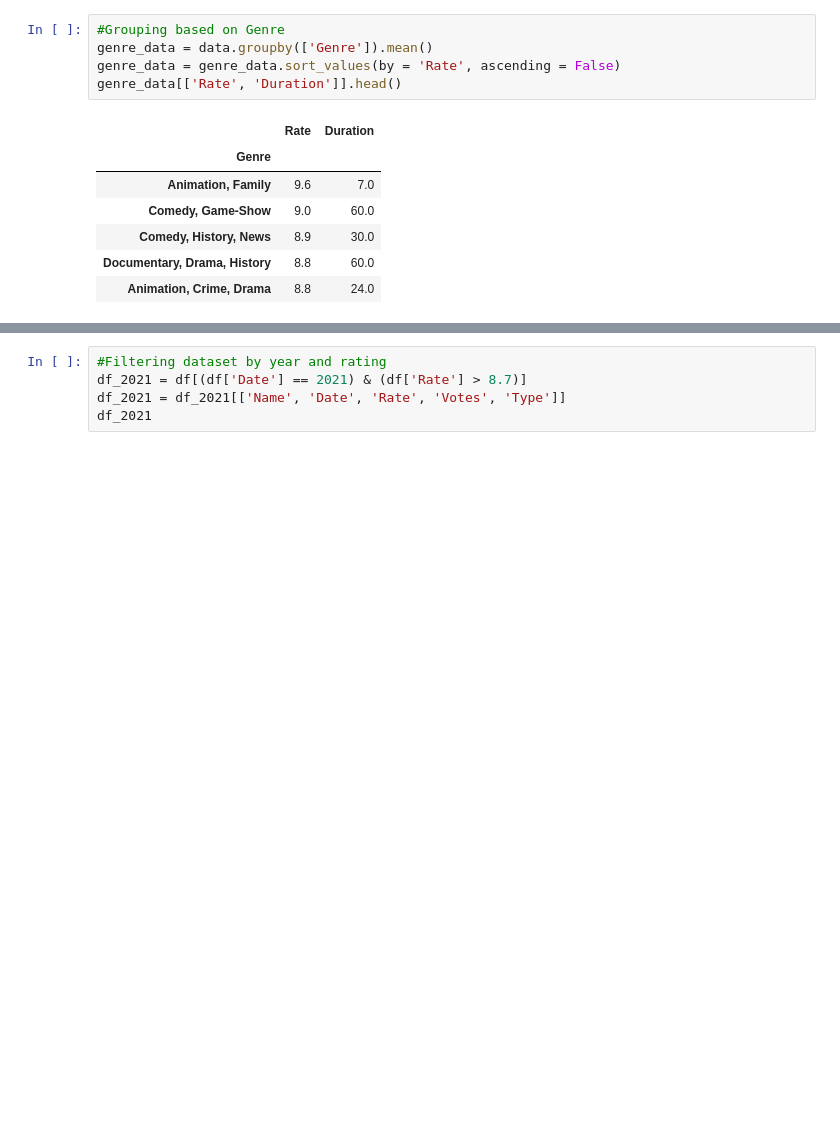
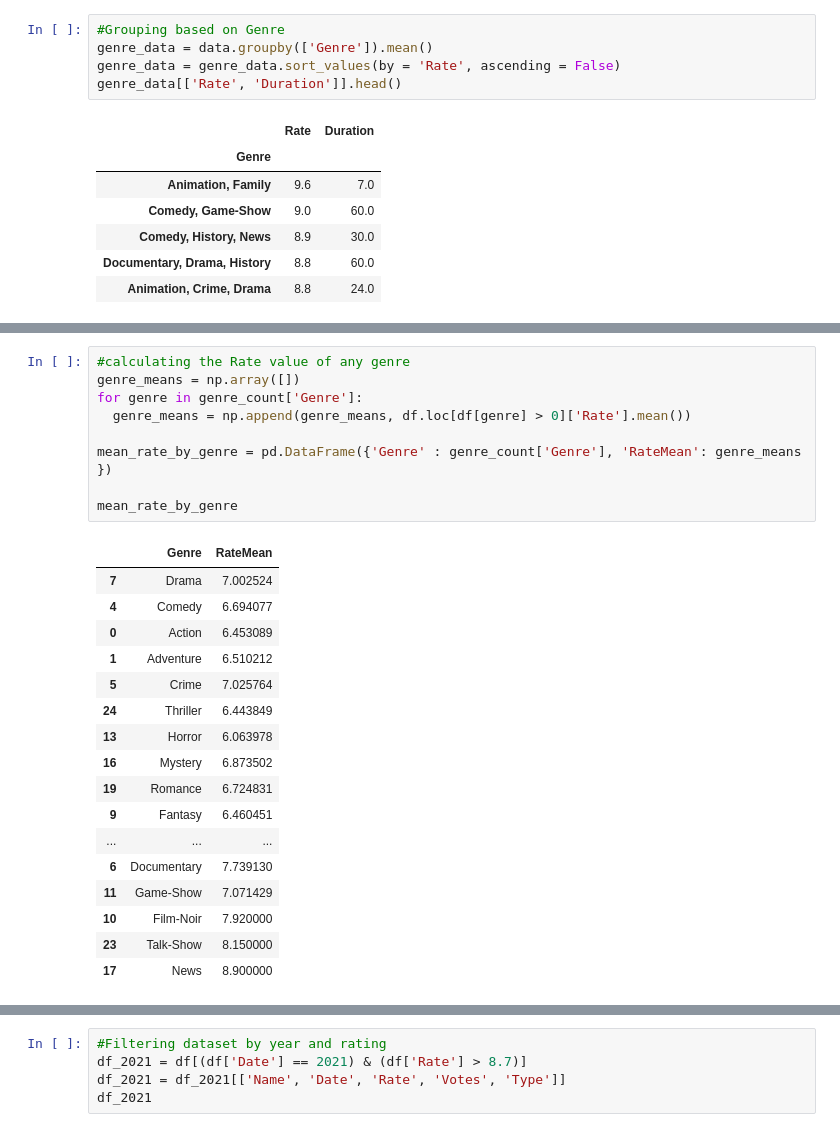
Before and after one commit to sinaapolo969/imdb-analysis, a Jupyter notebook: Imdb_Most_popular_Films_and_series.ipynb, the cells around one changed output, grey strips where cells are left out. Cells and saved outputs as stored; diff of their text form; blank space fills up the shorter version.

```diff
--- a/Imdb_Most_popular_Films_and_series.ipynb
+++ b/Imdb_Most_popular_Films_and_series.ipynb
@@ -193,0 +208,27 @@ genre_data[['Rate', 'Duration']].head()
+# %%
+#calculating the Rate value of any genre
+genre_means = np.array([])
+for genre in genre_count['Genre']:
+  genre_means = np.append(genre_means, df.loc[df[genre] > 0]['Rate'].mean())
+
+mean_rate_by_genre = pd.DataFrame({'Genre' : genre_count['Genre'], 'RateMean': genre_means })
+
+mean_rate_by_genre
+# %% [output]
+|  | Genre | RateMean |
+| 7 | Drama | 7.002524 |
+| 4 | Comedy | 6.694077 |
+| 0 | Action | 6.453089 |
+| 1 | Adventure | 6.510212 |
+| 5 | Crime | 7.025764 |
+| 24 | Thriller | 6.443849 |
+| 13 | Horror | 6.063978 |
+| 16 | Mystery | 6.873502 |
+| 19 | Romance | 6.724831 |
+| 9 | Fantasy | 6.460451 |
+| ... | ... | ... |
+| 6 | Documentary | 7.739130 |
+| 11 | Game-Show | 7.071429 |
+| 10 | Film-Noir | 7.920000 |
+| 23 | Talk-Show | 8.150000 |
+| 17 | News | 8.900000 |
```
Also changed, not shown: parts of 15 cells of this notebook.
